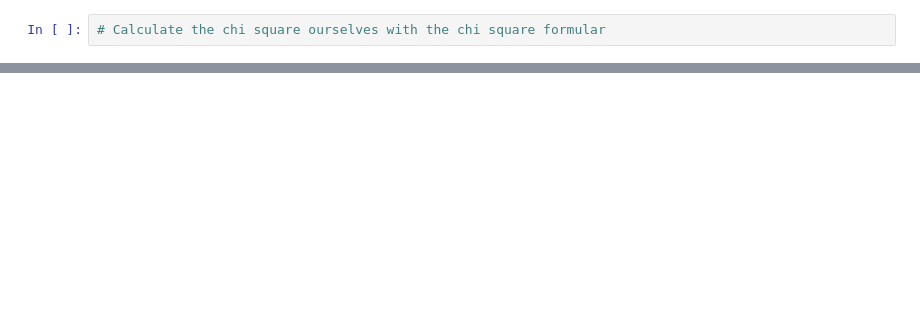
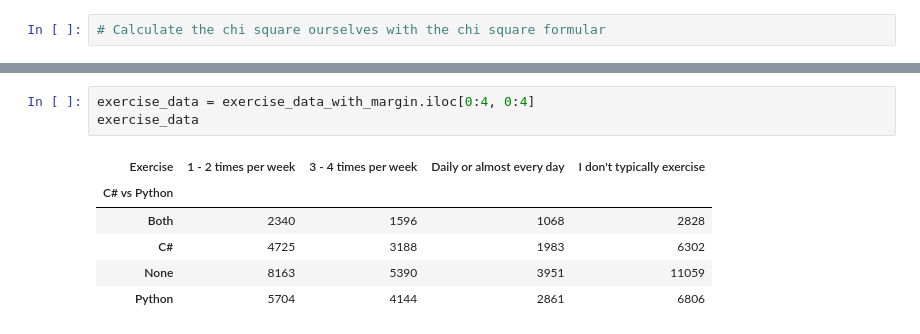
Before and after one commit to huli/the-transparent-coder, a Jupyter notebook: overview.ipynb, the cells around one changed output, grey strips where cells are left out. Cells and saved outputs as stored; diff of their text form; blank space fills up the shorter version.

```diff
--- a/overview.ipynb
+++ b/overview.ipynb
@@ -342,0 +364,10 @@ Not the same as above but I will have not time for both anyway
+# %%
+exercise_data = exercise_data_with_margin.iloc[0:4, 0:4]
+exercise_data
+# %% [output]
+| Exercise | 1 - 2 times per week | 3 - 4 times per week | Daily or almost every day | I don't typically exercise |
+| C# vs Python |  |  |  |  |
+| Both | 2340 | 1596 | 1068 | 2828 |
+| C# | 4725 | 3188 | 1983 | 6302 |
+| None | 8163 | 5390 | 3951 | 11059 |
+| Python | 5704 | 4144 | 2861 | 6806 |
```
Also changed, not shown: parts of 30 cells of this notebook.
